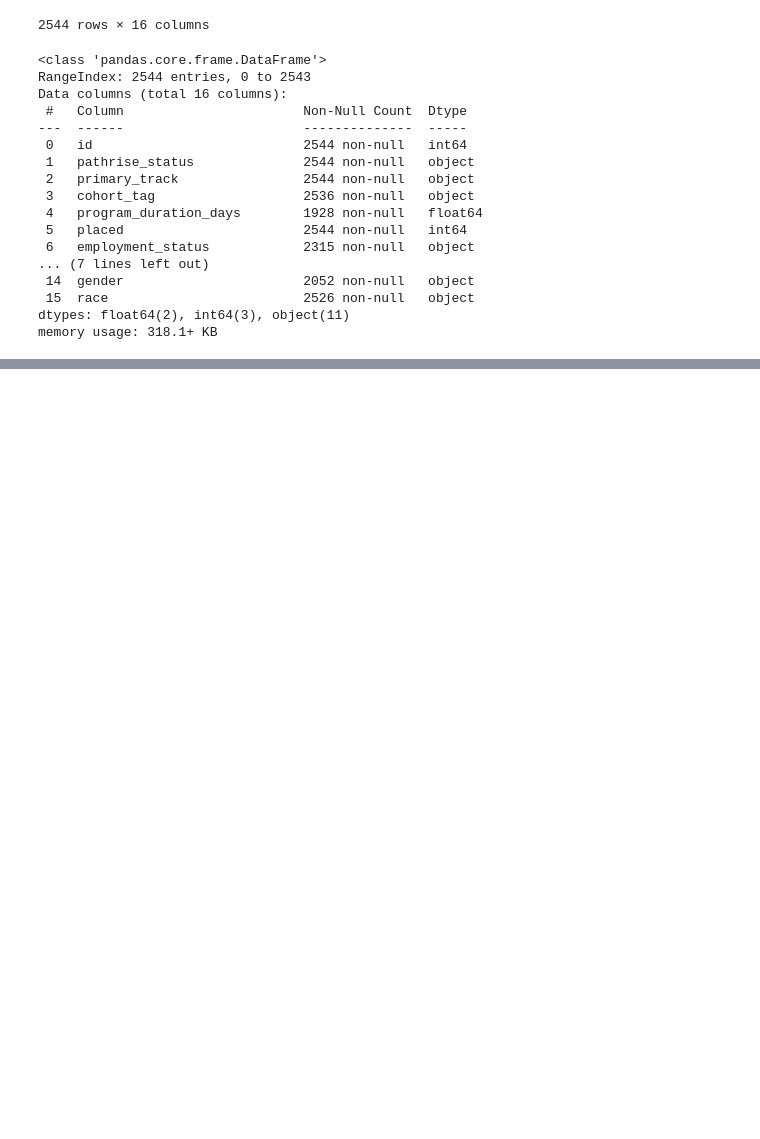
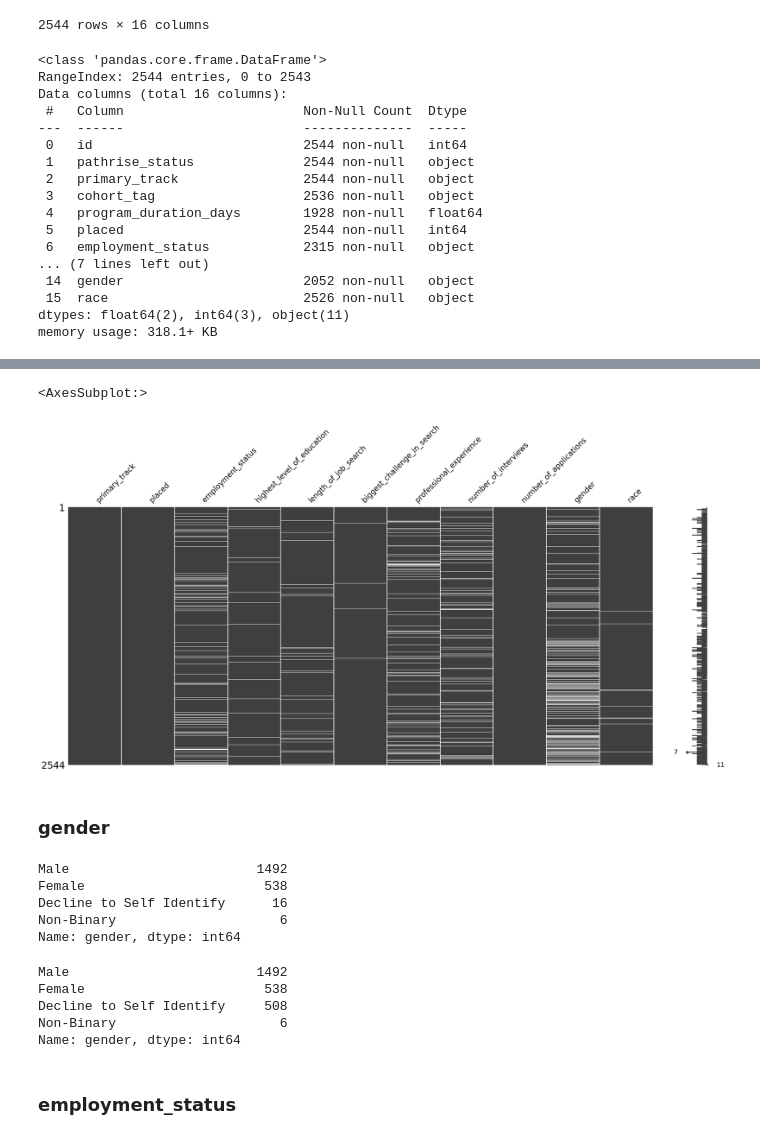
Before and after one commit to ilish65/Pathrise_project, a Jupyter notebook: pathrise.ipynb, the cells around one changed output, grey strips where cells are left out. Cells and saved outputs as stored; diff of their text form; code cells hidden in the pictures; blank space fills up the shorter version.

```diff
--- a/pathrise.ipynb
+++ b/pathrise.ipynb
@@ -65,0 +161,3 @@ df.head(5)
+# %%
+df = df.drop(columns=['id', 'program_duration_days', 'work_authorization_status', 'pathrise_status', 'cohort_tag'] , axis=1)
+df
@@ -65,0 +234,16 @@ df.head(5)
+# %%
+# showing missing values in columns
+msno.matrix(df)
+# %% [output]
+<AxesSubplot:>
+[figure, added]
+# %% [markdown]
+### gender
+# %%
+df['gender'].value_counts()
+# %% [output]
+Male                        1492
+Female                       538
+Decline to Self Identify      16
+Non-Binary                     6
+Name: gender, dtype: int64
@@ -65,0 +252,10 @@ df.head(5)
+# %%
+df['gender'].value_counts()
+# %% [output]
+Male                        1492
+Female                       538
+Decline to Self Identify     508
+Non-Binary                     6
+Name: gender, dtype: int64
+# %% [markdown]
+### employment_status
```
Also changed, not shown: parts of 69 cells of this notebook.
